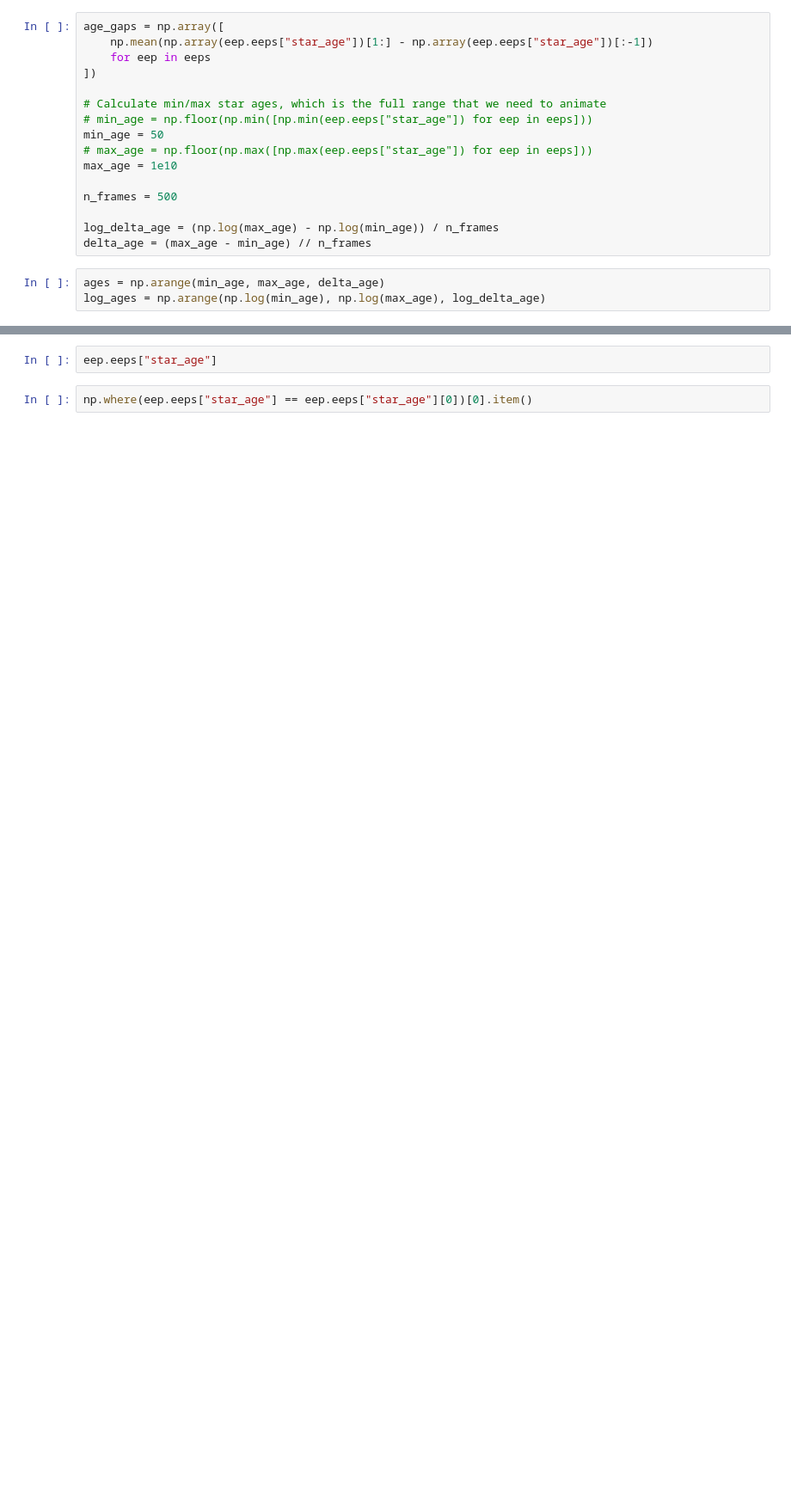
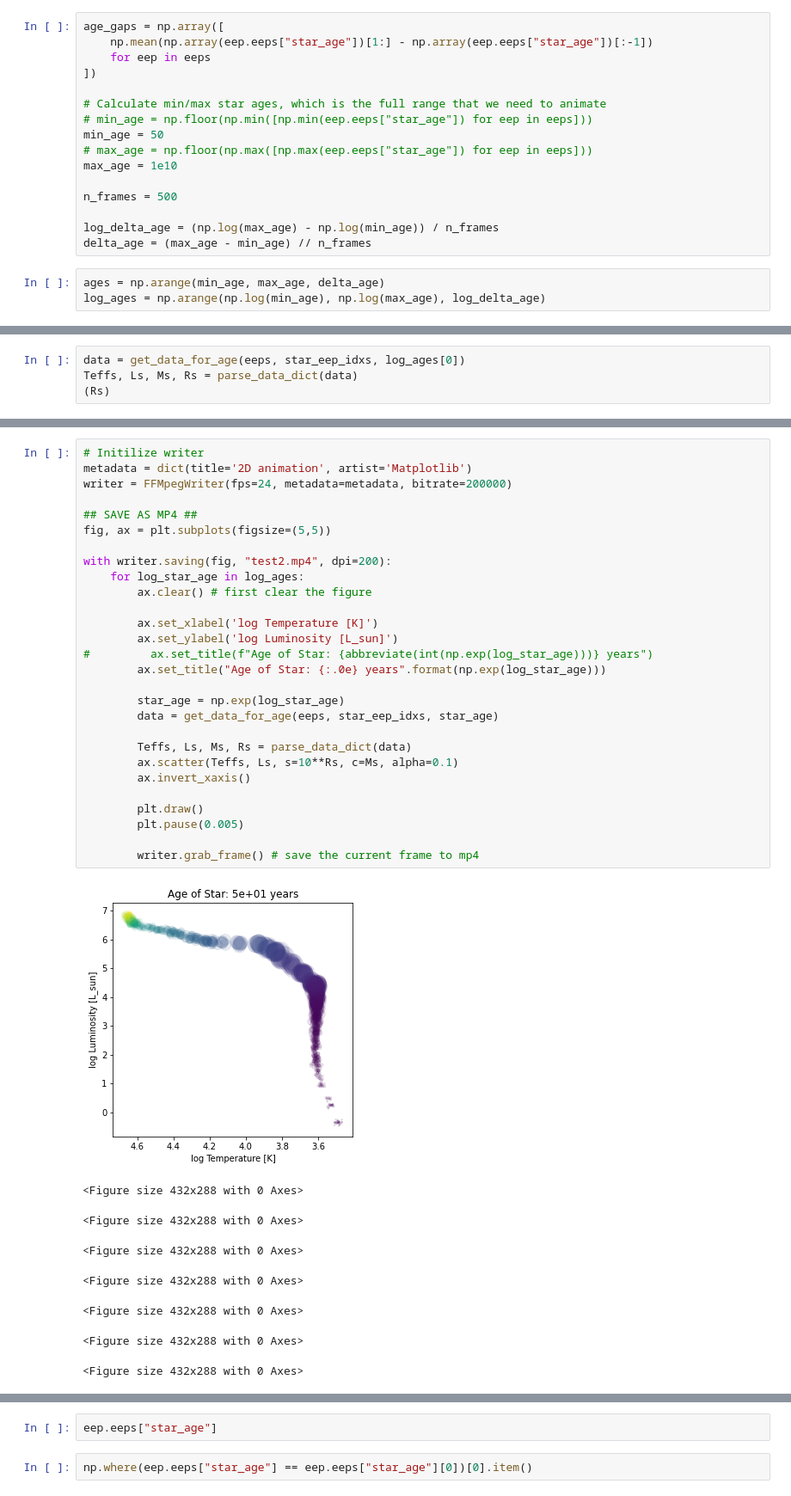
Before and after one commit to aliciaroberts/Python_final_project, a Jupyter notebook: Astro98Project.ipynb, the cells around one changed output, grey strips where cells are left out. Shown at 86% size. Drawn from its saved outputs; the diff is of its cells as text; blank space fills up the shorter version.

```diff
--- a/Astro98Project.ipynb
+++ b/Astro98Project.ipynb
@@ -210,0 +277,4 @@ with writer.saving(fig, "test2.mp4", dpi=200):
+# %%
+data = get_data_for_age(eeps, star_eep_idxs, log_ages[0])
+Teffs, Ls, Ms, Rs = parse_data_dict(data)
+(Rs)
@@ -210,0 +299,37 @@ with writer.saving(fig, "test2.mp4", dpi=200):
+# %%
+# Initilize writer
+metadata = dict(title='2D animation', artist='Matplotlib')
+writer = FFMpegWriter(fps=24, metadata=metadata, bitrate=200000)
+
+## SAVE AS MP4 ##
+fig, ax = plt.subplots(figsize=(5,5))
+
+with writer.saving(fig, "test2.mp4", dpi=200):
+    for log_star_age in log_ages:
+        ax.clear() # first clear the figure
+
+        ax.set_xlabel('log Temperature [K]')
+        ax.set_ylabel('log Luminosity [L_sun]')
+#         ax.set_title(f"Age of Star: {abbreviate(int(np.exp(log_star_age)))} years")
+        ax.set_title("Age of Star: {:.0e} years".format(np.exp(log_star_age)))
+
+        star_age = np.exp(log_star_age)
+        data = get_data_for_age(eeps, star_eep_idxs, star_age)
+
+        Teffs, Ls, Ms, Rs = parse_data_dict(data)
+        ax.scatter(Teffs, Ls, s=10**Rs, c=Ms, alpha=0.1)
+        ax.invert_xaxis()
+
+        plt.draw()
+        plt.pause(0.005)
+
+        writer.grab_frame() # save the current frame to mp4
+# %% [output]
+[figure, added]
+<Figure size 432x288 with 0 Axes>
+<Figure size 432x288 with 0 Axes>
+<Figure size 432x288 with 0 Axes>
+<Figure size 432x288 with 0 Axes>
+<Figure size 432x288 with 0 Axes>
+<Figure size 432x288 with 0 Axes>
+<Figure size 432x288 with 0 Axes>
```
Also changed, not shown: parts of 13 cells of this notebook.
